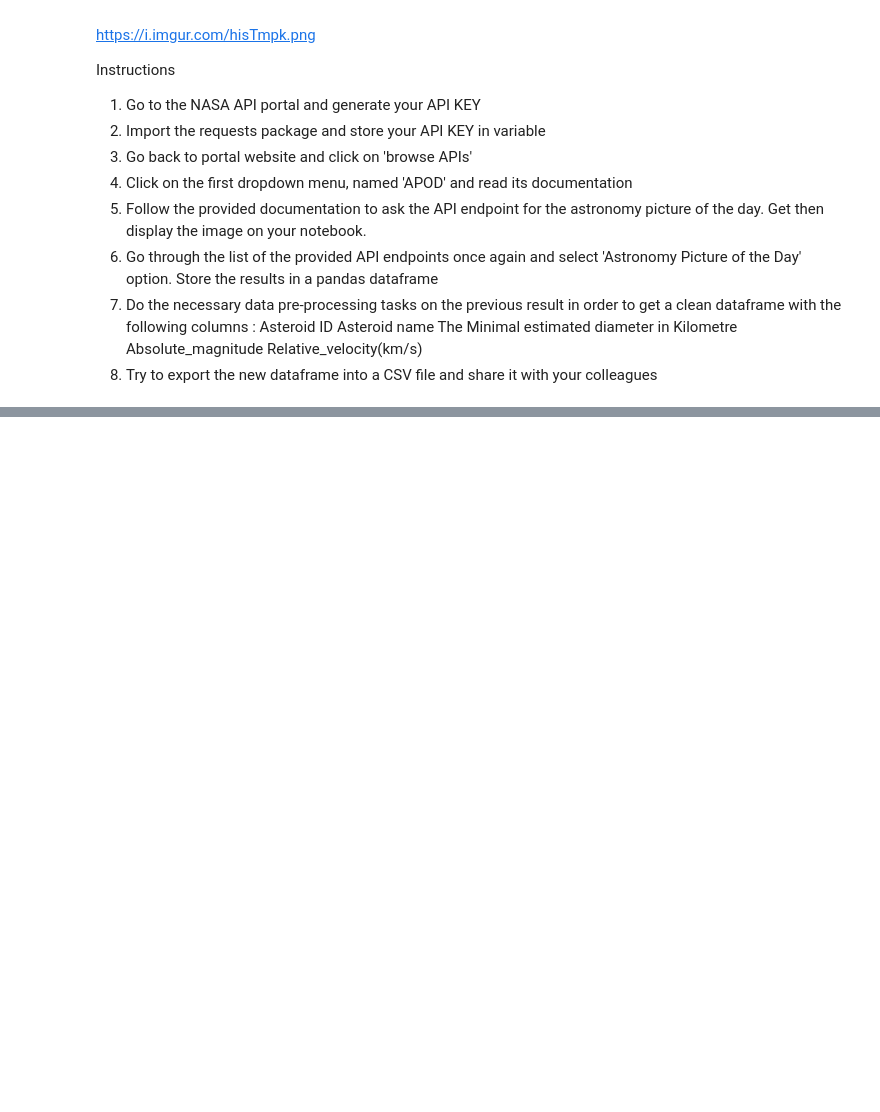
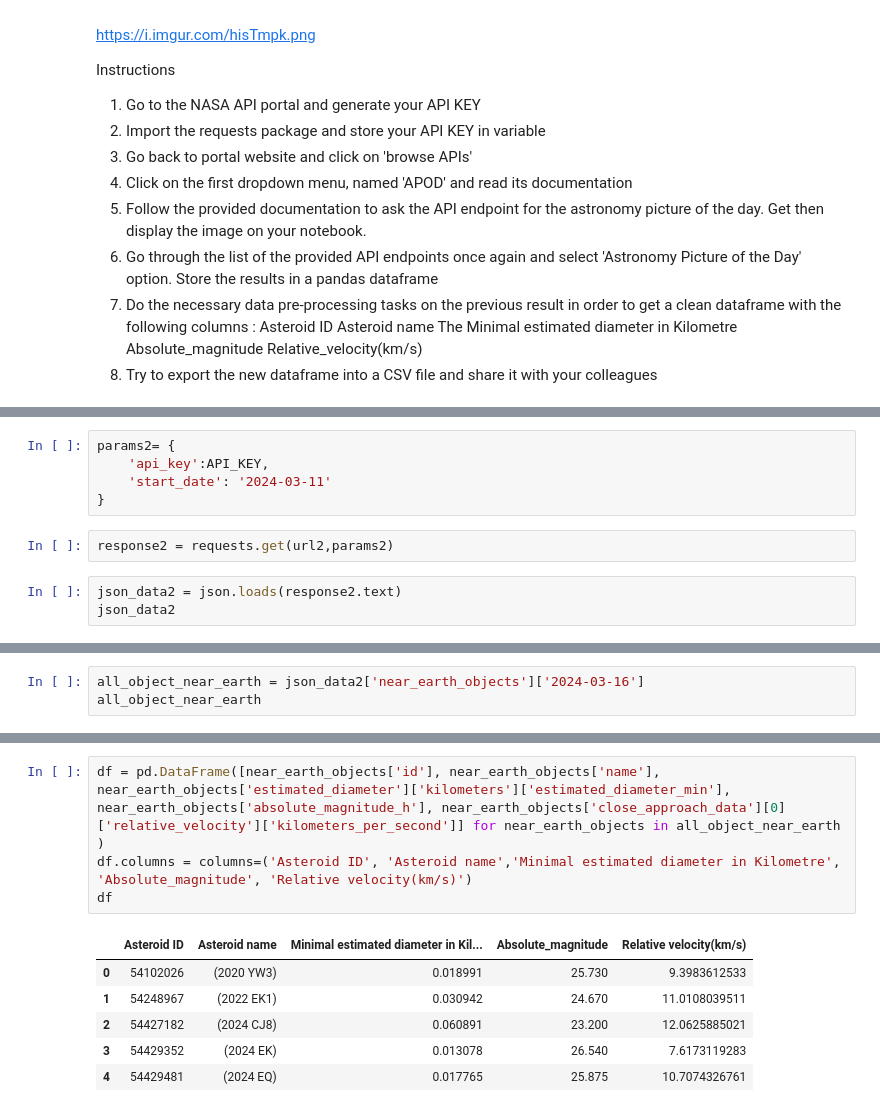
Before and after one commit to patech123/gomycode-data-science, a Jupyter notebook: API_to_Pandas_Dataframe_checkpoint_.ipynb, the cells around one changed output, grey strips where cells are left out. Cells and saved outputs as stored; diff of their text form; blank space fills up the shorter version.

```diff
--- a/API_to_Pandas_Dataframe_checkpoint_.ipynb
+++ b/API_to_Pandas_Dataframe_checkpoint_.ipynb
@@ -31,0 +89,10 @@ Relative_velocity(km/s)
+# %%
+params2= {
+    'api_key':API_KEY,
+    'start_date': '2024-03-11'
+}
+# %%
+response2 = requests.get(url2,params2)
+# %%
+json_data2 = json.loads(response2.text)
+json_data2
@@ -31,0 +117,3 @@ Relative_velocity(km/s)
+# %%
+all_object_near_earth = json_data2['near_earth_objects']['2024-03-16']
+all_object_near_earth
@@ -31,0 +138,11 @@ Relative_velocity(km/s)
+# %%
+df = pd.DataFrame([near_earth_objects['id'], near_earth_objects['name'], near_earth_objects['estimated_diameter']['kilometers']['estimated_diameter_min'], near_earth_objects['absolute_magnitude_h'], near_earth_objects['close_approach_data'][0]['relative_velocity']['kilometers_per_second']] for near_earth_objects in all_object_near_earth )
+df.columns = columns=('Asteroid ID', 'Asteroid name','Minimal estimated diameter in Kilometre', 'Absolute_magnitude', 'Relative velocity(km/s)')
+df
+# %% [output]
+|  | Asteroid ID | Asteroid name | Minimal estimated diameter in Kil... | Absolute_magnitude | Relative velocity(km/s) |
+| 0 | 54102026 | (2020 YW3) | 0.018991 | 25.730 | 9.3983612533 |
+| 1 | 54248967 | (2022 EK1) | 0.030942 | 24.670 | 11.0108039511 |
+| 2 | 54427182 | (2024 CJ8) | 0.060891 | 23.200 | 12.0625885021 |
+| 3 | 54429352 | (2024 EK) | 0.013078 | 26.540 | 7.6173119283 |
+| 4 | 54429481 | (2024 EQ) | 0.017765 | 25.875 | 10.7074326761 |
```
Also changed, not shown: parts of 12 cells of this notebook.
